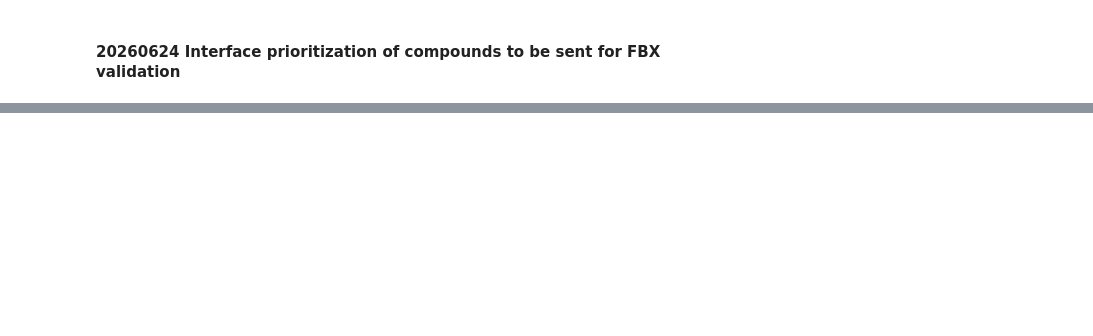
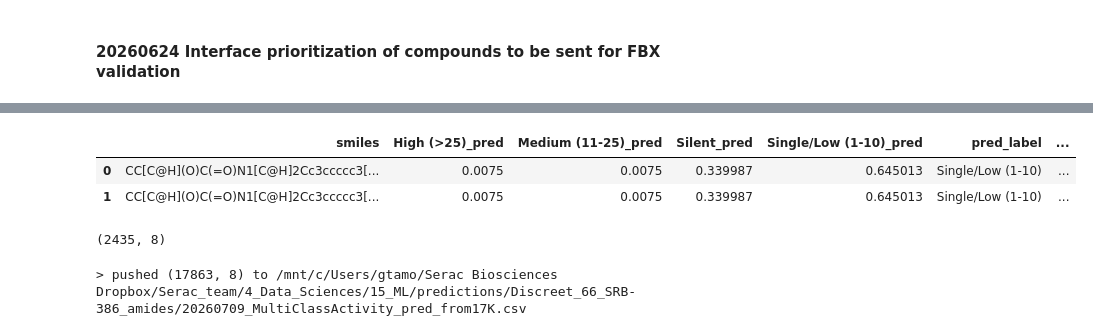
Before and after one commit to gtamo39/MS_ML, a Jupyter notebook: vignettes/MS_ML_Prioritization.ipynb, the cells around one changed output, grey strips where cells are left out. Cells and saved outputs as stored; diff of their text form; code cells hidden in the pictures; blank space fills up the shorter version.

```diff
--- a/vignettes/MS_ML_Prioritization.ipynb
+++ b/vignettes/MS_ML_Prioritization.ipynb
@@ -563,0 +490,35 @@ analogs_df.to_csv(DROPBOX_ML+'interfaces/selection//20260624/20260624_MS_validat
+# %%
+## import enamine data:
+enum_dbx = _dbx('/mnt/c/Users/gtamo/Serac Biosciences Dropbox/Serac_team/2_Chemistry/Wuxi/Libraries (design files)/66_SRB-386_amides/66_SRB-386_amides.sdf')
+enum = rdkit_tools.get_smiles_df_from_sdf(fn.convert2sdf(enum_dbx), origin='SRB-386_amides',
+                                          extra_props=['Reactant-ID 1'])
+# %%
+## compute the FULL H236 feature universe.
+MF_features = rdkit_tools.compute_H236_features(enum, v=True)
+MF_features = enum[['compound', 'smiles']].merge(MF_features, on='compound').drop_duplicates('compound')
+# %%
+## Predicting labels
+## Score the enumeration with the deployable 4-class activity model (trained in MS_TargetML).
+## MF_features above = the enum H236 feature universe (compound, smiles, + H236 cols).
+model_path = 'output/ML/trained_models/20260709_Multi_Class/MultiClass_SSLMH_RF.joblib'
+_b = joblib.load(model_path)
+_rf, _fc, _cls = _b['model'], _b['feature_cols'], list(_b['classes'])
+print('> model:', {k: _b.get(k) for k in ('task', 'classes', 'features', 'n_train', 'sklearn_ver')})
+
+# every feature the model expects must be present in the enum features
+_missing = [c for c in _fc if c not in MF_features.columns]
+assert not _missing, f'enum MF_features missing {len(_missing)} model feature cols, e.g. {_missing[:5]}'
+
+# deploy: predict_proba -> per-class <cls>_pred columns + argmax label (rows aligned to MF_features)
+_proba = _rf.predict_proba(MF_features[_fc])
+enum_pred = MF_features[['compound', 'smiles']].copy()
+for j, c in enumerate(_cls):
+    enum_pred[f'{c}_pred'] = _proba[:, j]
+enum_pred['pred_label'] = np.array(_cls)[_proba.argmax(1)]
+# attach the reactant id (dedup to keep the 1:1 join from expanding rows)
+enum_pred = enum_pred.merge(enum[['compound', 'Reactant-ID 1']].drop_duplicates('compound'),
+                            on='compound', how='left')
+
+print(f'\n> scored {len(enum_pred):,} enum compounds | columns: {list(enum_pred.columns)}')
+print('> predicted-label distribution:'); print(enum_pred['pred_label'].value_counts().to_string())
+# enum_pred.head()
@@ -563,0 +535,16 @@ analogs_df.to_csv(DROPBOX_ML+'interfaces/selection//20260624/20260624_MS_validat
+# %%
+enum_pred.drop('compound',axis=1).head(2)
+# %% [output]
+|  | smiles | High (>25)_pred | Medium (11-25)_pred | Silent_pred | Single/Low (1-10)_pred | pred_label | ... |
+| 0 | CC[C@H](O)C(=O)N1[C@H]2Cc3ccccc3[... | 0.0075 | 0.0075 | 0.339987 | 0.645013 | Single/Low (1-10) | ... |
+| 1 | CC[C@H](O)C(=O)N1[C@H]2Cc3ccccc3[... | 0.0075 | 0.0075 | 0.339987 | 0.645013 | Single/Low (1-10) | ... |
+# %%
+enum_pred[enum_pred['Single/Low (1-10)_pred']>0.65].shape
+# %% [output]
+(2435, 8)
+# %%
+output = DROPBOX_ML + 'predictions/Discreet_66_SRB-386_amides/20260709_MultiClassActivity_pred_from17K.csv'
+fn.push_to_dropbox(enum_pred.drop('compound',axis=1), output)
+print('> pushed', enum_pred.shape, 'to', output)
+# %% [output]
+> pushed (17863, 8) to /mnt/c/Users/gtamo/Serac Biosciences Dropbox/Serac_team/4_Data_Sciences/15_ML/predictions/Discreet_66_SRB-386_amides/20260709_MultiClassActivity_pred_from17K.csv
```
Also changed, not shown: parts of 31 cells of this notebook, 4 other files.
